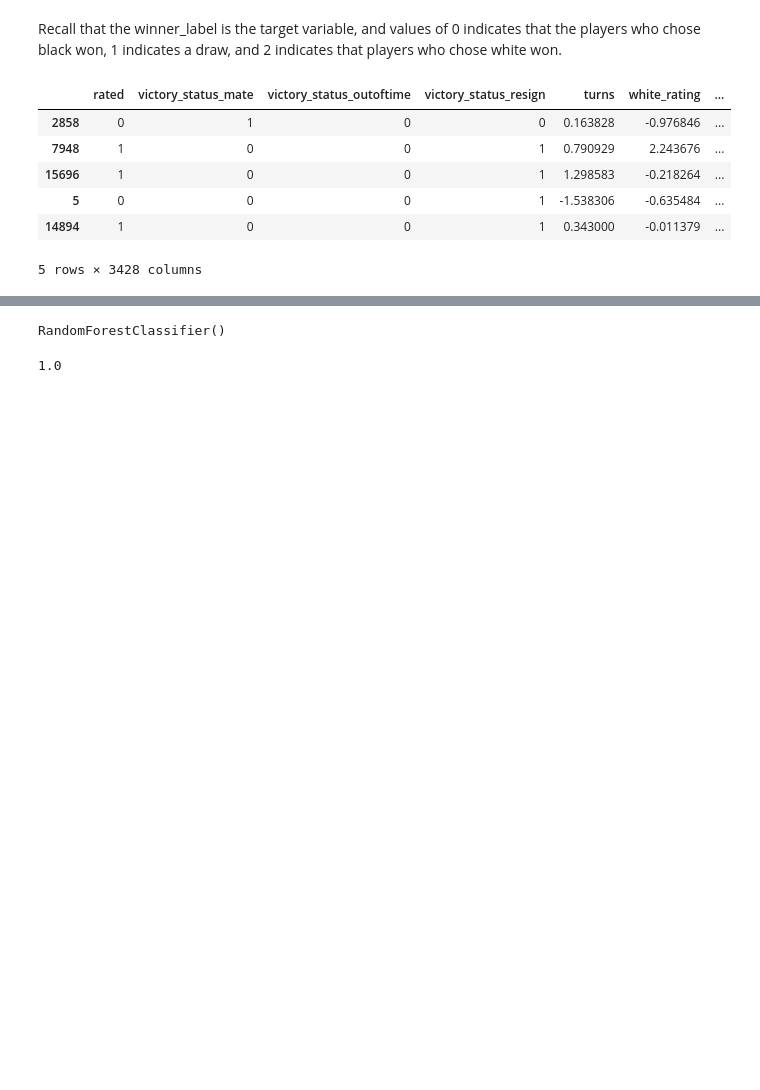
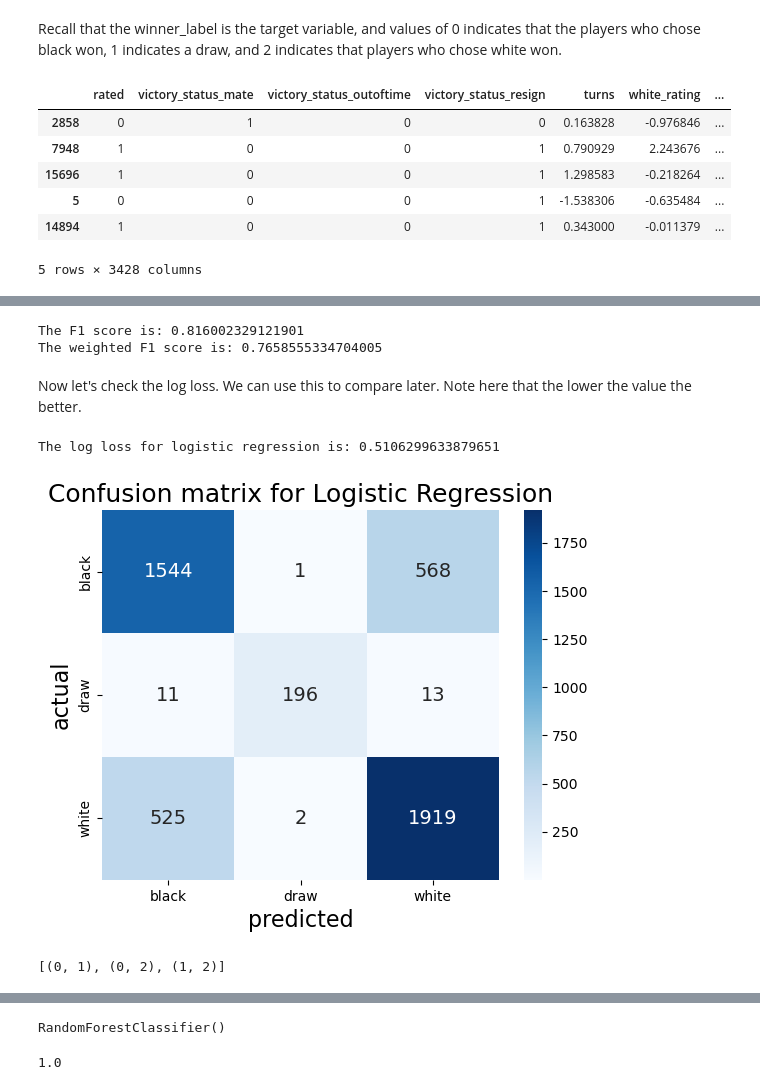
Before and after one commit to RavinderRai/chess_data, a Jupyter notebook: Modelling.ipynb, the cells around one changed output, grey strips where cells are left out. Saved outputs shown, nothing was run; the diff lists cells and outputs as text; code cells hidden in the pictures; blank space fills up the shorter version.

```diff
--- a/Modelling.ipynb
+++ b/Modelling.ipynb
@@ -127,0 +157,42 @@ Looks like the decision tree overfit based on the training data.
+# %%
+y_pred = log_reg.predict(X_test)
+
+f1_macro_lr = f1_score(y_test, y_pred, average='macro')
+f1_weighted_lr = f1_score(y_test, y_pred, average='weighted')
+
+print('The F1 score is:', f1_macro_lr)
+
+print('The weighted F1 score is:', f1_weighted_lr)
+# %% [output]
+The F1 score is: 0.816002329121901
+The weighted F1 score is: 0.7658555334704005
+# %% [markdown]
+Now let's check the log loss. We can use this to compare later. Note here that the lower the value the better.
+# %%
+y_pred_probs = log_reg.predict_proba(X_test)
+
+log_reg_logloss = log_loss(y_test, y_pred_probs)
+
+print('The log loss for logistic regression is:', log_reg_logloss)
+# %% [output]
+The log loss for logistic regression is: 0.5106299633879651
+# %%
+#now let's get the confusion matrix to see how it does
+con_mat = confusion_matrix(y_test, y_pred)
+
+sns.heatmap(con_mat, annot = True, fmt = 'g', cmap='Blues', annot_kws={"size": 14},
+            xticklabels = ["black", "draw", "white"], yticklabels = ["black", "draw", "white"])
+plt.xlabel('predicted', fontsize=16)
+plt.ylabel('actual', fontsize=16)
+plt.title('Confusion matrix for Logistic Regression', fontsize=18)
+plt.show()
+# %% [output]
+[figure, added]
+# %%
+from itertools import combinations
+from sklearn.metrics import roc_auc_score
+from sklearn.metrics import roc_curve, auc
+pair_list = list(combinations(np.unique(y), 2))
+print(pair_list)
+# %% [output]
+[(0, 1), (0, 2), (1, 2)]
```
Also changed, not shown: parts of 68 cells of this notebook.
